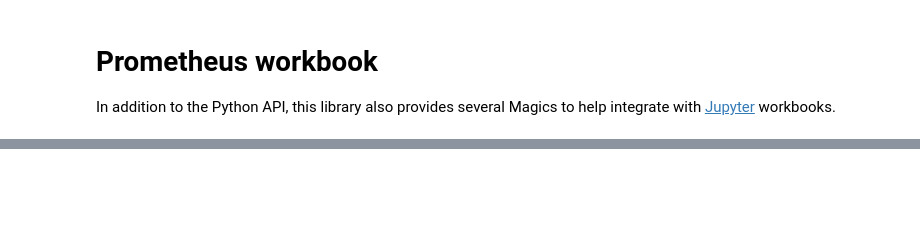
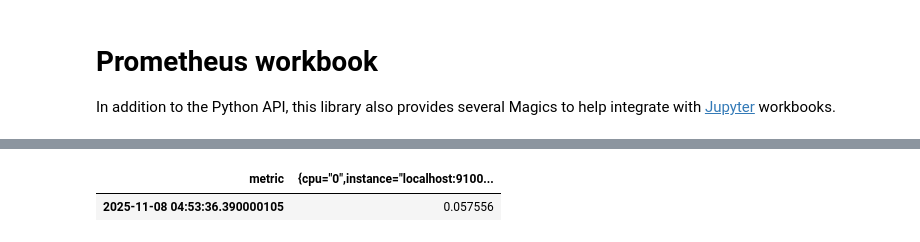
Before and after one commit to dcoles/prometheus-pandas, a Jupyter notebook: Prometheus.ipynb, the cells around one changed output, grey strips where cells are left out. Cells and saved outputs as stored; diff of their text form; code cells hidden in the pictures; blank space fills up the shorter version.

```diff
--- a/Prometheus.ipynb
+++ b/Prometheus.ipynb
@@ -38,0 +33,6 @@ dtype: float64
+# %%
+%%prometheus_query http://localhost:9090 --string-labels
+    rate(node_cpu_seconds_total{mode="user"}[1m])
+# %% [output]
+| metric | {cpu="0",instance="localhost:9100... |
+| 2025-11-08 04:53:36.390000105 | 0.057556 |
```
Also changed, not shown: parts of 20 cells of this notebook, 5 other files.
